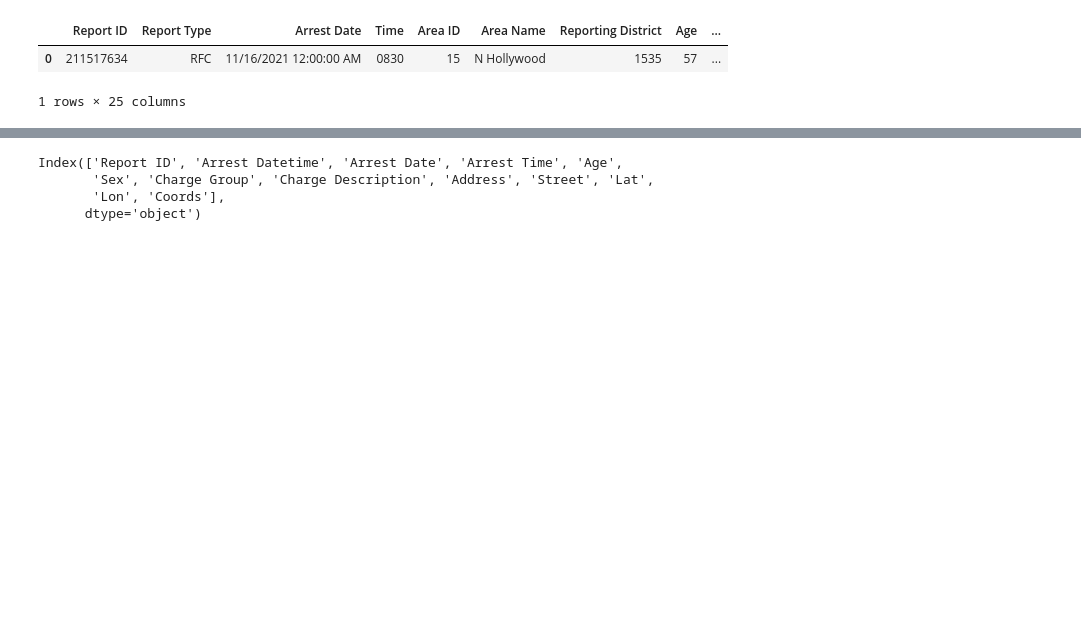
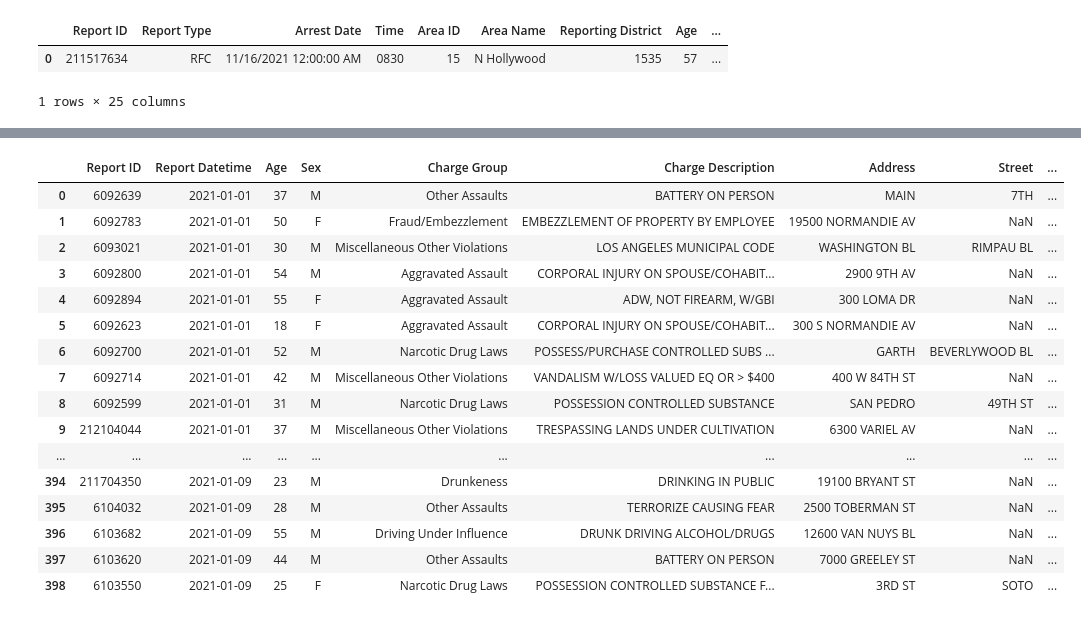
Before and after one commit to RyAvery/Factors-of-Crime-Rates, a Jupyter notebook: data_cleaning/Los_Angeles_PD_Arrests_Data_2021_cleaning.ipynb, the cells around one changed output, grey strips where cells are left out. Saved outputs shown, nothing was run; the diff lists cells and outputs as text; code cells hidden in the pictures; blank space fills up the shorter version.

```diff
--- a/data_cleaning/Los_Angeles_PD_Arrests_Data_2021_cleaning.ipynb
+++ b/data_cleaning/Los_Angeles_PD_Arrests_Data_2021_cleaning.ipynb
@@ -80,0 +102,5 @@ memory usage: 39.4+ MB
+# %%
+# Added new series to DataFrame by using list comprehension and zipping ['LAT'] and ['LON'] into standard coordinate order ['Coordinates']
+#x = [f'({a},{b})' for a, b in zip(df["a"], df["b"])]
+lapd_arrests_data_df['Coordinates'] = [f'({a},{b})' for a, b in zip(lapd_arrests_data_df['LAT'], lapd_arrests_data_df['LON'])]
+lapd_arrests_data_df['Coordinates']
@@ -81,9 +120,10 @@ memory usage: 39.4+ MB
 # %%
-lapd_arrests_data_2021_df = lapd_arrests_data_df.loc[(lapd_arrests_data_df['Arrest Datetime']>='2021/01/01') &
-                                                     (lapd_arrests_data_df['Arrest Datetime']<='2021/12/31'),
-                                                     ['Report ID', 'Arrest Datetime', 'Arrest Date', 'Time', 'Age',
+# Created sorted DataFrame that contains all reports from 2021, also only picked the columns needed for analysis
+lapd_arrests_data_2021_df = lapd_arrests_data_df.loc[(lapd_arrests_data_df['Report Datetime']>='2021/01/01') &
+                                                     (lapd_arrests_data_df['Report Datetime']<='2021/12/31'),
+                                                     ['Report ID', 'Report Datetime', 'Age',
                                                       'Sex Code', 'Charge Group Description', 'Charge Description',
-                                                      'Address', 'Cross Street', 'LAT', 'LON', 'Location']].sort_values(by='Arrest Datetime').copy()
+                                                      'Address', 'Cross Street', 'LAT', 'LON', 'Coordinates']].sort_values(by='Report Datetime').copy()
 lapd_arrests_data_2021_df.info()
 # %% [output]
 <class 'pandas.core.frame.DataFrame'>
@@ -125,9 +147,9 @@ lapd_arrests_data_2021_df.head(10)
 # %%
-#Renaming columns to make more uniform
-lapd_arrests_data_2021_df = lapd_arrests_data_2021_df.rename(columns={'Time':'Arrest Time',
-                                                                     'Sex Code':'Sex',
+# Renaming columns to make more uniform
+lapd_arrests_data_2021_df = lapd_arrests_data_2021_df.rename(columns={'Sex Code':'Sex',
                                                                      'Charge Group Description':'Charge Group',
                                                                      'Cross Street':'Street',
                                                                      'LAT':'Lat',
-                                                                     'LON':'Lon',
-                                                                     'Location':'Coords'})
+                                                                     'LON':'Lon'})
+# %%
+lapd_arrests_data_2021_df.dropna(subset=['Charge Group','Charge Description'], thresh=2, inplace=True)
@@ -134,8 +184,24 @@ lapd_arrests_data_2021_df = lapd_arrests_data_2021_df.rename(columns={'Time':'Ar
 # %%
-lapd_arrests_data_2021_df.columns
+# Print final DataFrame
+pd.set_option('display.max_columns', None)
+pd.set_option('display.max_rows', None)
+lapd_arrests_data_2021_df.head(500)
 # %% [output]
-Index(['Report ID', 'Arrest Datetime', 'Arrest Date', 'Arrest Time', 'Age',
-       'Sex', 'Charge Group', 'Charge Description', 'Address', 'Street', 'Lat',
-       'Lon', 'Coords'],
-      dtype='object')
+|  | Report ID | Report Datetime | Age | Sex | Charge Group | Charge Description | Address | Street | ... |
+| 0 | 6092639 | 2021-01-01 | 37 | M | Other Assaults | BATTERY ON PERSON | MAIN | 7TH | ... |
+| 1 | 6092783 | 2021-01-01 | 50 | F | Fraud/Embezzlement | EMBEZZLEMENT OF PROPERTY BY EMPLOYEE | 19500 NORMANDIE AV | NaN | ... |
+| 2 | 6093021 | 2021-01-01 | 30 | M | Miscellaneous Other Violations | LOS ANGELES MUNICIPAL CODE | WASHINGTON BL | RIMPAU BL | ... |
+| 3 | 6092800 | 2021-01-01 | 54 | M | Aggravated Assault | CORPORAL INJURY ON SPOUSE/COHABIT... | 2900 9TH AV | NaN | ... |
+| 4 | 6092894 | 2021-01-01 | 55 | F | Aggravated Assault | ADW, NOT FIREARM, W/GBI | 300 LOMA DR | NaN | ... |
+| 5 | 6092623 | 2021-01-01 | 18 | F | Aggravated Assault | CORPORAL INJURY ON SPOUSE/COHABIT... | 300 S NORMANDIE AV | NaN | ... |
+| 6 | 6092700 | 2021-01-01 | 52 | M | Narcotic Drug Laws | POSSESS/PURCHASE CONTROLLED SUBS ... | GARTH | BEVERLYWOOD BL | ... |
+| 7 | 6092714 | 2021-01-01 | 42 | M | Miscellaneous Other Violations | VANDALISM W/LOSS VALUED EQ OR > $400 | 400 W 84TH ST | NaN | ... |
+| 8 | 6092599 | 2021-01-01 | 31 | M | Narcotic Drug Laws | POSSESSION CONTROLLED SUBSTANCE | SAN PEDRO | 49TH ST | ... |
+| 9 | 212104044 | 2021-01-01 | 37 | M | Miscellaneous Other Violations | TRESPASSING LANDS UNDER CULTIVATION | 6300 VARIEL AV | NaN | ... |
+| ... | ... | ... | ... | ... | ... | ... | ... | ... | ... |
+| 394 | 211704350 | 2021-01-09 | 23 | M | Drunkeness | DRINKING IN PUBLIC | 19100 BRYANT ST | NaN | ... |
+| 395 | 6104032 | 2021-01-09 | 28 | M | Other Assaults | TERRORIZE CAUSING FEAR | 2500 TOBERMAN ST | NaN | ... |
+| 396 | 6103682 | 2021-01-09 | 55 | M | Driving Under Influence | DRUNK DRIVING ALCOHOL/DRUGS | 12600 VAN NUYS BL | NaN | ... |
+| 397 | 6103620 | 2021-01-09 | 44 | M | Other Assaults | BATTERY ON PERSON | 7000 GREELEY ST | NaN | ... |
+| 398 | 6103550 | 2021-01-09 | 25 | F | Narcotic Drug Laws | POSSESSION CONTROLLED SUBSTANCE F... | 3RD ST | SOTO | ... |
 # %%
```
Also changed, not shown: parts of 11 cells of this notebook, 5 other files.
